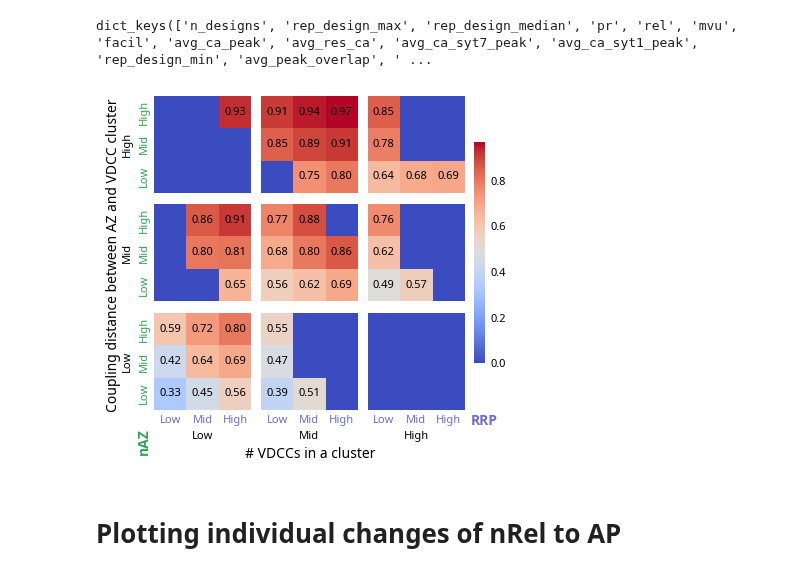
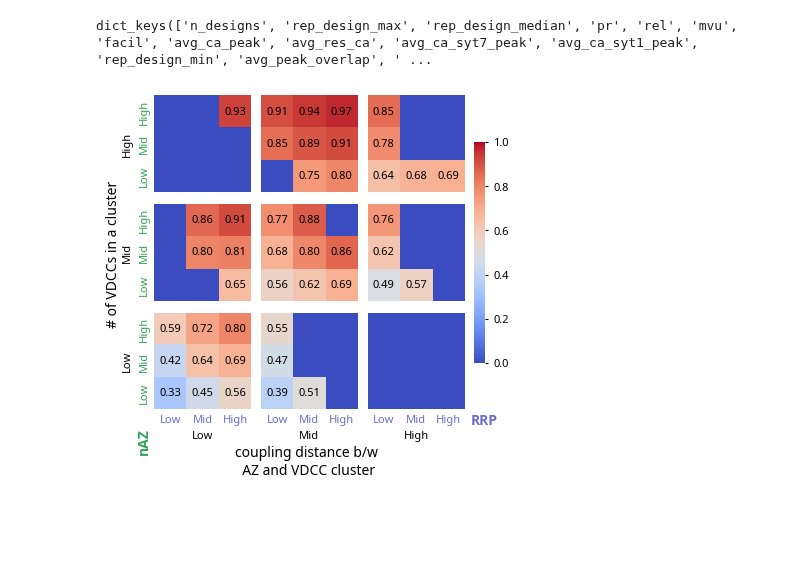
Before and after one commit to nishs1729/MFB, a Jupyter notebook: scripts_plotting/plots_AP.ipynb, the cells around one changed output. Drawn from its saved outputs; the diff is of its cells as text; code cells hidden in the pictures; blank space fills up the shorter version.

Commit message:
finalized plots_AP.ipynb

```diff
--- a/scripts_plotting/plots_AP.ipynb
+++ b/scripts_plotting/plots_AP.ipynb
@@ -205,6 +199,13 @@ plt.show()
 design = designs[25]
 fig, ax = plt.subplots(1,2, figsize=(6,2))
 fig.subplots_adjust(wspace=0.3, hspace=0.06)
+
+sim_color = {
+    'control': 12,
+    'without cross-talk': 13,
+    'nonsatBuffer': 14,
+    'syt7KO': 11
+}
 
 for simType in simTypes.keys():
     if simType == 'without cross-talk':
@@ -217,12 +218,12 @@ for simType in simTypes.keys():
         ca3 = pk.load(infile)
 
     apProb, ap1Prob = getAPprob(ca3p)
-    ax[0].plot(range(1,11), apProb, label=simType)
-    ax[1].plot(range(1, 11), ap1Prob, label=f'I = -{inh} $\mu$A')
+    ax[0].plot(range(1, 11), apProb, marker=".", color=cpall[sim_color[simType]], markersize=3, label=simType)
+    ax[1].plot(range(1, 11), ap1Prob, marker=".",color=cpall[sim_color[simType]], markersize=3, label=r'I = -2 $\mu$A')
 
 
 ax[0].set_ylabel("AP probability")
-ax[0].set_xlabel("stimulus number") # spike number, vlines for spikes instead of ticks
+ax[0].set_xlabel("stimulus #") # spike number, vlines for spikes instead of ticks
 ax[0].set_xlim([0.8, 10])
 ax[0].set_xticks(range(1,11))
 ax[0].set_ylim([0, 1])
@@ -234,7 +235,7 @@ ax[0].spines[["right", "top"]].set_visible(False)
 
 # Second subplot: 1st AP probability
 ax[1].set_ylabel("Probability of 1st AP")
-ax[1].set_xlabel("Stimulus number")
+ax[1].set_xlabel("Stimulus #")
 ax[1].set_xlim([0.8, 10])
 ax[1].set_xticks(range(1, 11))
 ax[1].spines[["right", "top"]].set_visible(False)
@@ -264,11 +265,12 @@ for inh in [0.5, 1.0, 1.5, 2.0, 2.5, 3.0, 3.5]:
         ca3 = pk.load(infile)
 
     apProb, ap1Prob = getAPprob(ca3p)
-    ax[0].plot(range(1, 11), apProb, label=f'I = -{inh} $\mu$A')
-    ax[1].plot(range(1, 11), ap1Prob, label=f'I = -{inh} $\mu$A')
+    ax[0].plot(range(1, 11), apProb, marker=".", markersize=3, color=cpall[int(4*inh)+9], label=rf'- {inh} $\mu$A')
+    ax[1].plot(range(1, 11), ap1Prob, marker=".", markersize=3, color=cpall[int(4*inh)+9], label=rf'- {inh} $\mu$A')
 
 # First subplot: AP probability
 ax[0].set_ylabel("AP probability")
+ax[0].set_xlabel("stimulus #")
 ax[0].set_xlim([0.8, 10])
 ax[0].set_xticks(range(1, 11))
 ax[0].set_ylim([0, 1])
@@ -278,7 +280,7 @@ ax[0].spines[["right", "top"]].set_visible(False)
 
 # Second subplot: 1st AP probability
 ax[1].set_ylabel("Probability of 1st AP")
-ax[1].set_xlabel("Stimulus number")
+ax[1].set_xlabel("stimulus #")
 ax[1].set_xlim([0.8, 10])
 ax[1].set_xticks(range(1, 11))
 ax[1].spines[["right", "top"]].set_visible(False)
@@ -394,38 +396,35 @@ for nv, dv in product(range(3), range(3)):
     imdata = pAP10[dv, 2-nv]
     im = ax[nv][dv].imshow(
         imdata,
-        vmin=np.floor(np.min(pAP10)) if np.min(pAP10)>1 else np.min(pAP10),
-        vmax=np.ceil(np.max(pAP10)) if np.max(pAP10)>1 else np.max(pAP10),
+        vmin=0,
+        vmax=1,
         cmap='coolwarm',
         origin='lower'
     )
 
     for i in range(3):
         for j in range(3):
             if imdata[i, j] > 0.001:
                 text = ax[nv][dv].text(j, i, f'{imdata[i, j]:0.2f}', fontsize=textsize_4d,
                                        ha="center", va="center", color="black")
     if nv==2:
         ax[nv][dv].set_xlabel(cases[dv], fontsize=sublabelsize_4d)
     if dv==0:
         ax[nv][dv].set_ylabel(cases[2-nv], fontsize=sublabelsize_4d)
 
     ax[nv][dv].spines[["bottom","top","right","left"]].set_visible(False)
 
 ax[-1,0].text(-1.05, -1.8, 'nAZ', size=labelsize_4d, rotation=90, color=cpdark[2], fontweight='bold')
 ax[-1,-1].text(2.7, -0.96, 'RRP', size=labelsize_4d, color=cpdark[5], fontweight='bold')
-ax[-1,1].text(-1, -2, '# VDCCs in a cluster', size=labelsize_4d, color=cpdark[-1])
-ax[1,0].text(-2, -3.8, 'Coupling distance between AZ and VDCC cluster',
-             size=labelsize_4d, rotation=90, color=cpdark[-1])
+ax[-1,1].text(-1.3, -2.5, 'coupling distance b/w\n  AZ and VDCC cluster', size=labelsize_4d, color=cpdark[-1])
+ax[1,0].text(-2, -1.2, '# of VDCCs in a cluster', size=labelsize_4d, rotation=90, color=cpdark[-1])
 
 cb = fig.colorbar(im, ax=ax.ravel().tolist(), shrink=0.7, anchor=(-0.2,0.5))
 cb.outline.set_visible(False)
 cb.ax.tick_params(size=2, labelsize=ticklabelsize_4d)
 plt.show()
 
 fig.savefig(os.path.join(figPath, 'P_AP10_4D.svg'),
           dpi=300, bbox_inches='tight', transparent=True)
 # %% [output]
-[figure, old version]
+[figure, new version]
-# %% [markdown]
-# Plotting individual changes of nRel to AP
```
Also changed, not shown: parts of 14 cells of this notebook, 1 other file.
